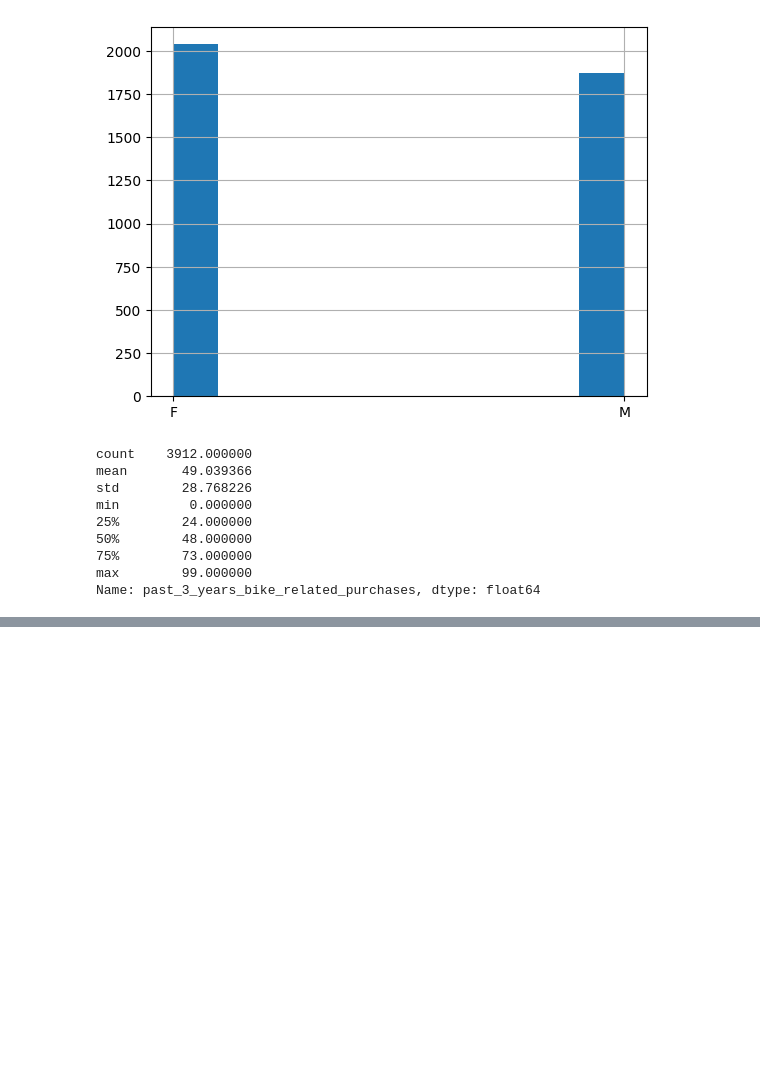
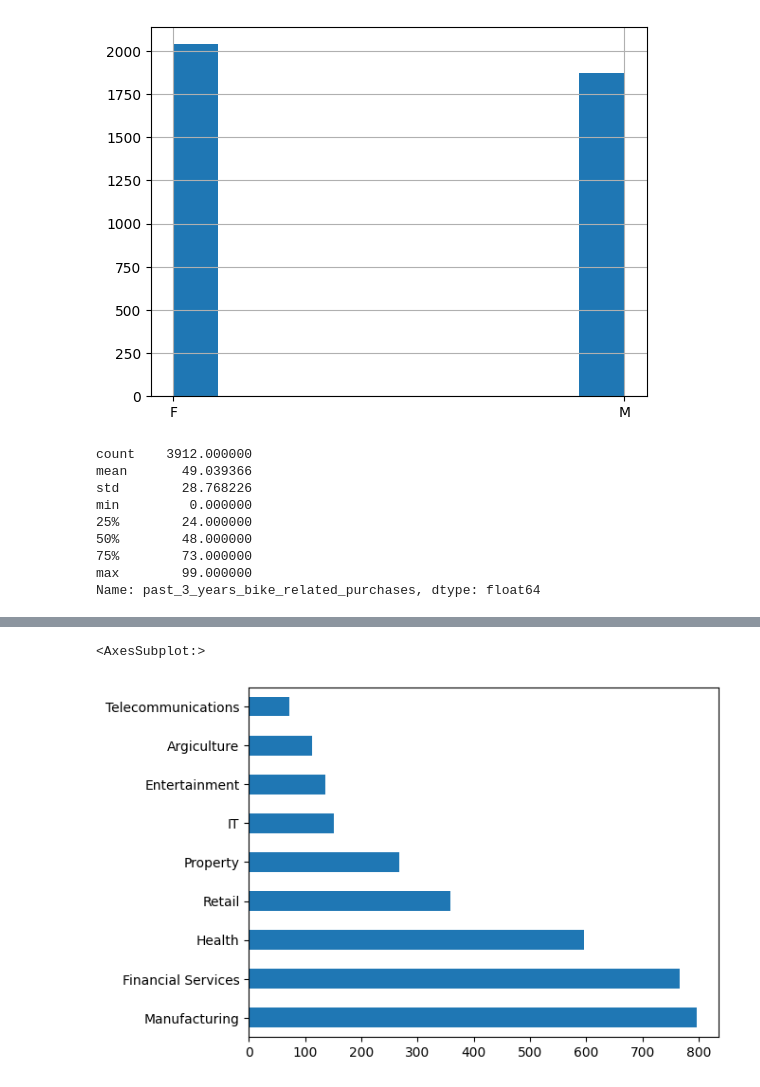
Before and after one commit to Rojanmhj2055/Sprocket-dataset, a Jupyter notebook: KPMG_Data_analyis/data_analysis.ipynb, the cells around one changed output, grey strips where cells are left out. Saved outputs shown, nothing was run; the diff lists cells and outputs as text; code cells hidden in the pictures; blank space fills up the shorter version.

```diff
--- a/KPMG_Data_analyis/data_analysis.ipynb
+++ b/KPMG_Data_analyis/data_analysis.ipynb
@@ -116,0 +119,5 @@ Name: past_3_years_bike_related_purchases, dtype: float64
+# %%
+dataset["job_industry_category"].value_counts().plot.barh()
+# %% [output]
+<AxesSubplot:>
+[figure, added]
```
Also changed, not shown: parts of 17 cells of this notebook.
